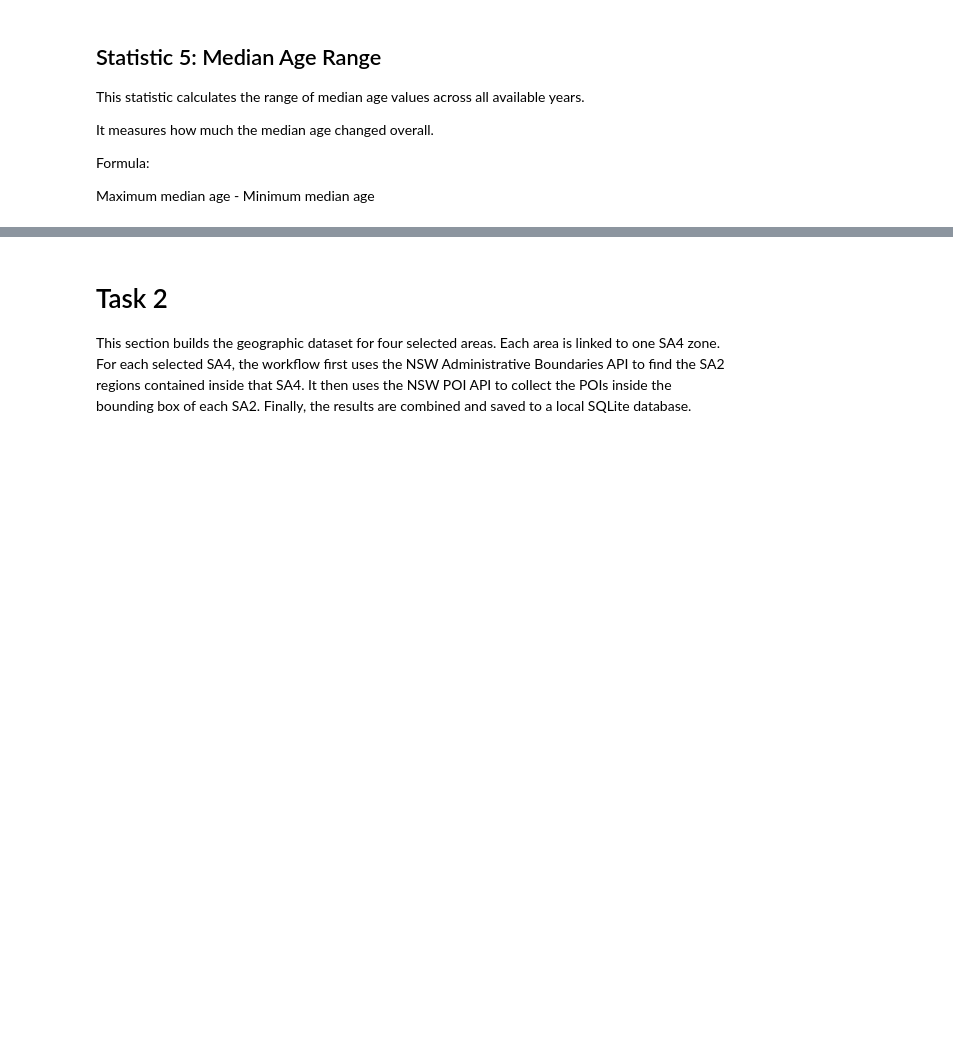
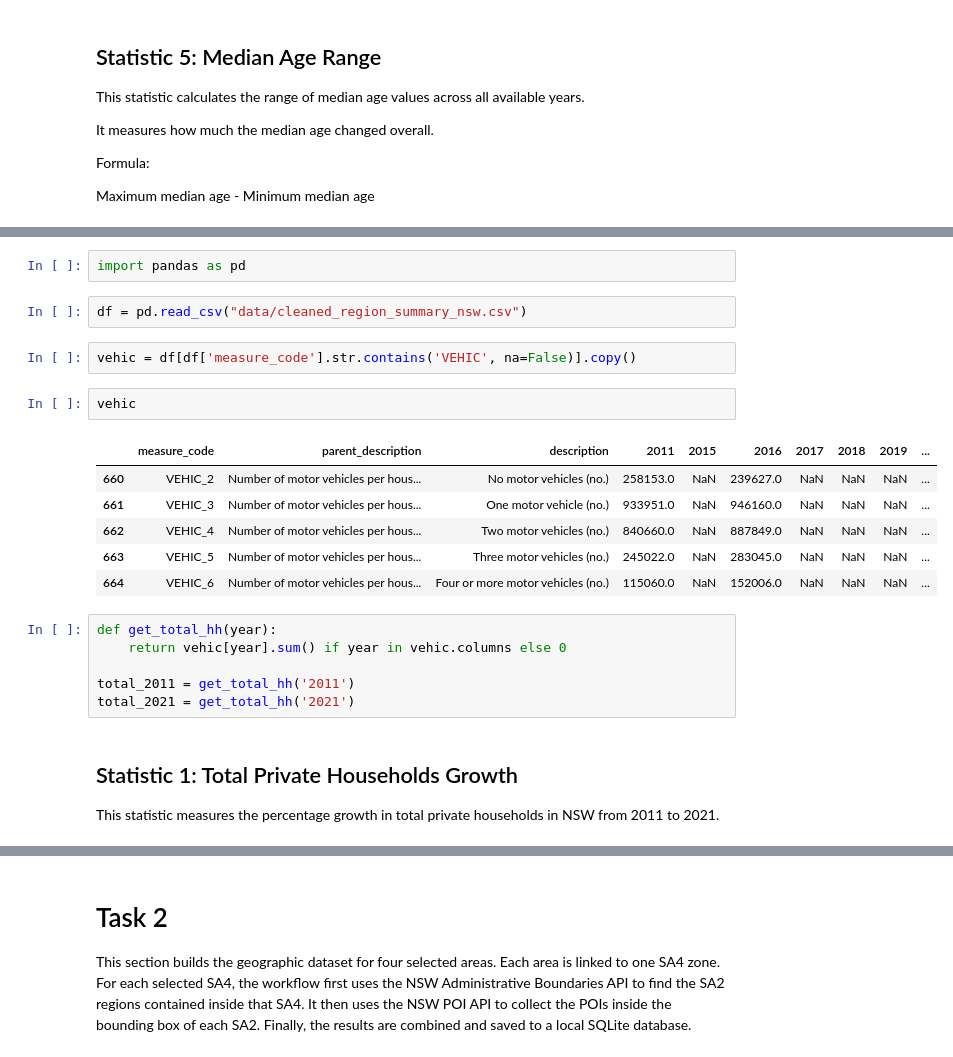
Before and after one commit to felix971/DATA2001_G56, a Jupyter notebook: data2001-版本2.ipynb, the cells around one changed output, grey strips where cells are left out. Saved outputs shown, nothing was run; the diff lists cells and outputs as text; blank space fills up the shorter version.

```diff
--- a/data2001-版本2.ipynb
+++ b/data2001-版本2.ipynb
@@ -692,0 +697,25 @@ display(median_age_range)
+# %%
+import pandas as pd
+# %%
+df = pd.read_csv("data/cleaned_region_summary_nsw.csv")
+# %%
+vehic = df[df['measure_code'].str.contains('VEHIC', na=False)].copy()
+# %%
+vehic
+# %% [output]
+|  | measure_code | parent_description | description | 2011 | 2015 | 2016 | 2017 | 2018 | 2019 | ... |
+| 660 | VEHIC_2 | Number of motor vehicles per hous... | No motor vehicles (no.) | 258153.0 | NaN | 239627.0 | NaN | NaN | NaN | ... |
+| 661 | VEHIC_3 | Number of motor vehicles per hous... | One motor vehicle (no.) | 933951.0 | NaN | 946160.0 | NaN | NaN | NaN | ... |
+| 662 | VEHIC_4 | Number of motor vehicles per hous... | Two motor vehicles (no.) | 840660.0 | NaN | 887849.0 | NaN | NaN | NaN | ... |
+| 663 | VEHIC_5 | Number of motor vehicles per hous... | Three motor vehicles (no.) | 245022.0 | NaN | 283045.0 | NaN | NaN | NaN | ... |
+| 664 | VEHIC_6 | Number of motor vehicles per hous... | Four or more motor vehicles (no.) | 115060.0 | NaN | 152006.0 | NaN | NaN | NaN | ... |
+# %%
+def get_total_hh(year):
+    return vehic[year].sum() if year in vehic.columns else 0
+
+total_2011 = get_total_hh('2011')
+total_2021 = get_total_hh('2021')
+# %% [markdown]
+## Statistic 1: Total Private Households Growth
+
+This statistic measures the percentage growth in total private households in NSW from 2011 to 2021.
```
Also changed, not shown: parts of 11 cells of this notebook.
